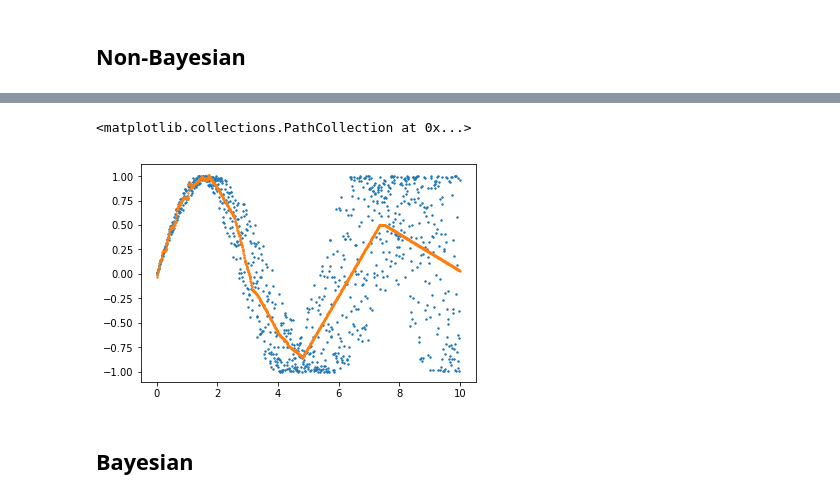
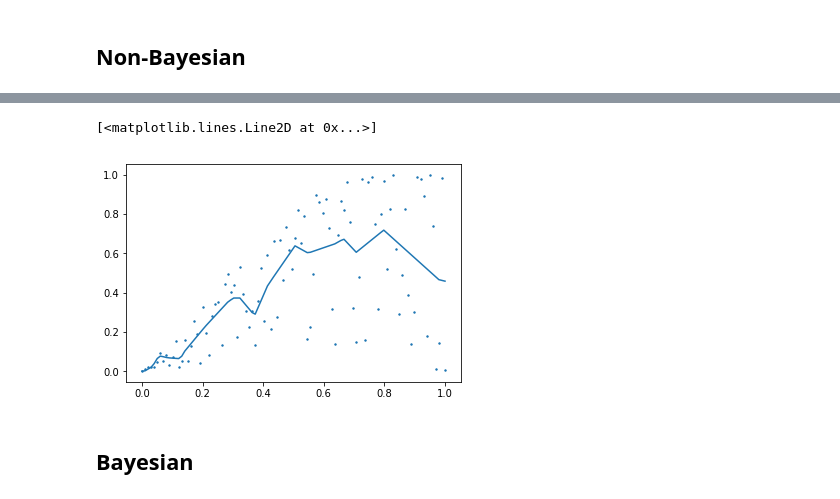
Before and after one commit to tomli1234/BDL, a Jupyter notebook: non_linear_regression.ipynb, the cells around one changed output, grey strips where cells are left out. Cells and saved outputs as stored; diff of their text form; code cells hidden in the pictures.

```diff
--- a/non_linear_regression.ipynb
+++ b/non_linear_regression.ipynb
@@ -7,10 +7,10 @@ import tensorflow as tf
 import tensorflow_probability as tfp
 
 # Data
-n = 1000
-x = np.linspace(0,10,n)
+n = 100
+x = np.linspace(0,1,n)
 epis = np.random.uniform(-1,1,n)
-y = np.sin(x + epis * (x/5)**1.1)
+y = np.sin(x + epis * (x/1)**1.1)
 
 plt.scatter(x, y, s = 2)
 # %% [output]
@@ -115,10 +115,10 @@ step 4000, Minibatch Loss = 0.17755476
 optimization finished
 # %%
 plt.scatter(x, y, s = 2)
-plt.scatter(x, pred, s = 2)
+plt.plot(x, pred)
 # %% [output]
-<matplotlib.collections.PathCollection at 0x...>
+[<matplotlib.lines.Line2D at 0x...>]
-[figure, old version]
+[figure, new version]
 # %% [markdown]
 ## Bayesian
 # %%
```
Also changed, not shown: parts of 8 cells of this notebook.
